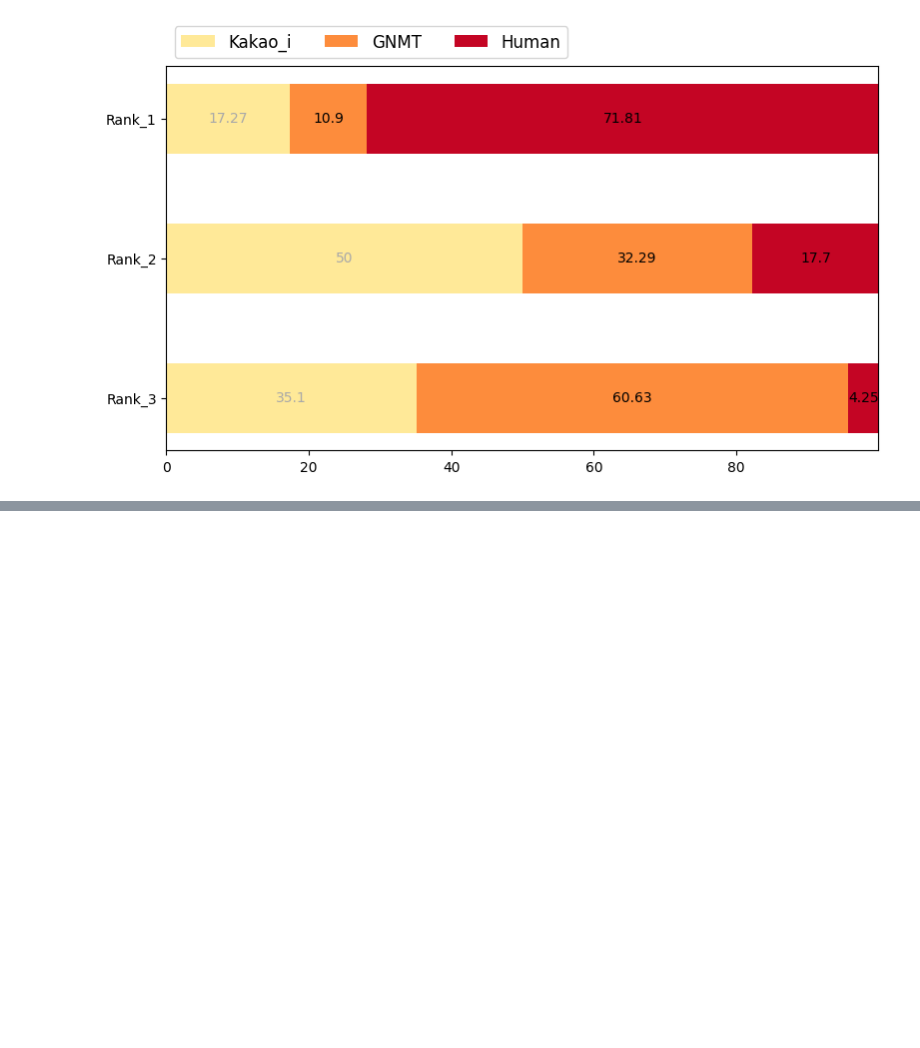
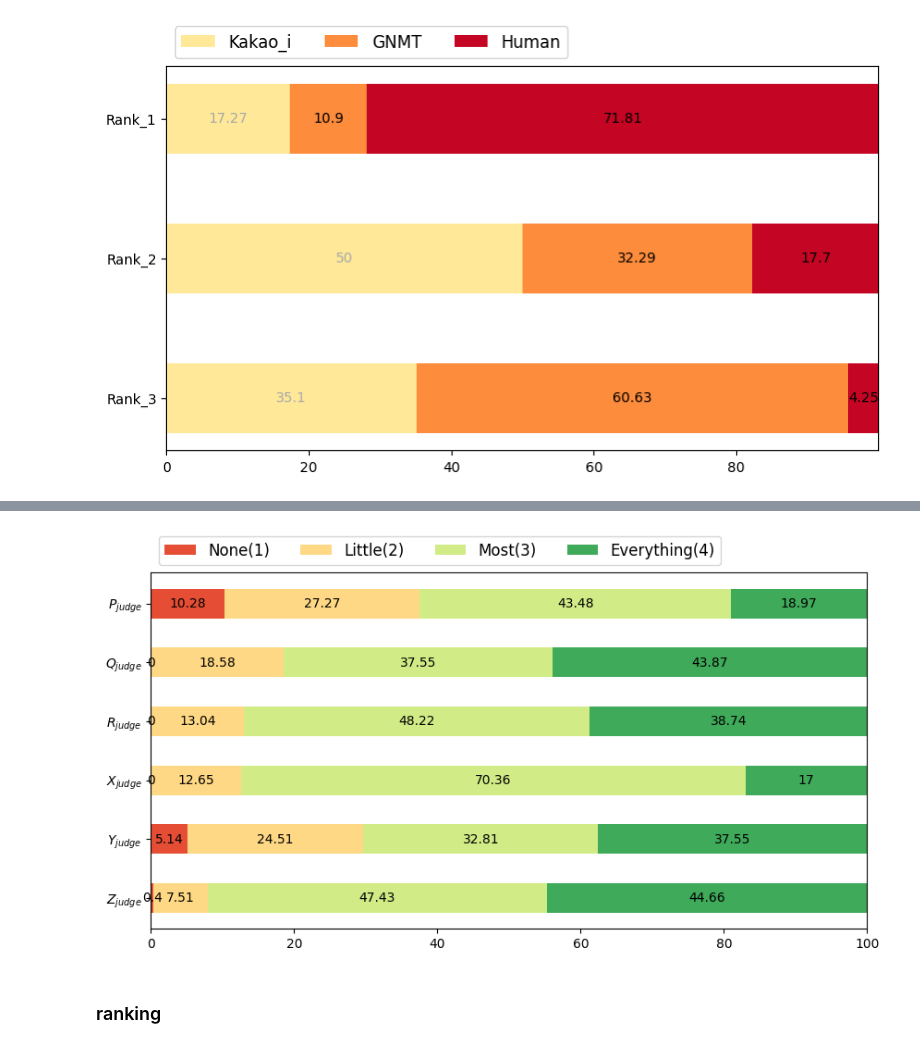
Before and after one commit to trotacodigos/ES-KO_NMT_Evaluation, a Jupyter notebook: display.ipynb, the cells around one changed output, grey strips where cells are left out. Drawn from its saved outputs; the diff is of its cells as text; code cells hidden in the pictures; blank space fills up the shorter version.

```diff
--- a/display.ipynb
+++ b/display.ipynb
@@ -189,0 +275,7 @@ plt.show()
+# %%
+kwargs = {'labels': adequacy['labels'], 'data': adequacy['data'], 'color': 'RdYlGn'}
+display(bar_horizontal_plot, '6.2.png', **kwargs)
+# %% [output]
+[figure, added]
+# %% [markdown]
+### ranking
```
Also changed, not shown: parts of 60 cells of this notebook, 3 other files.
